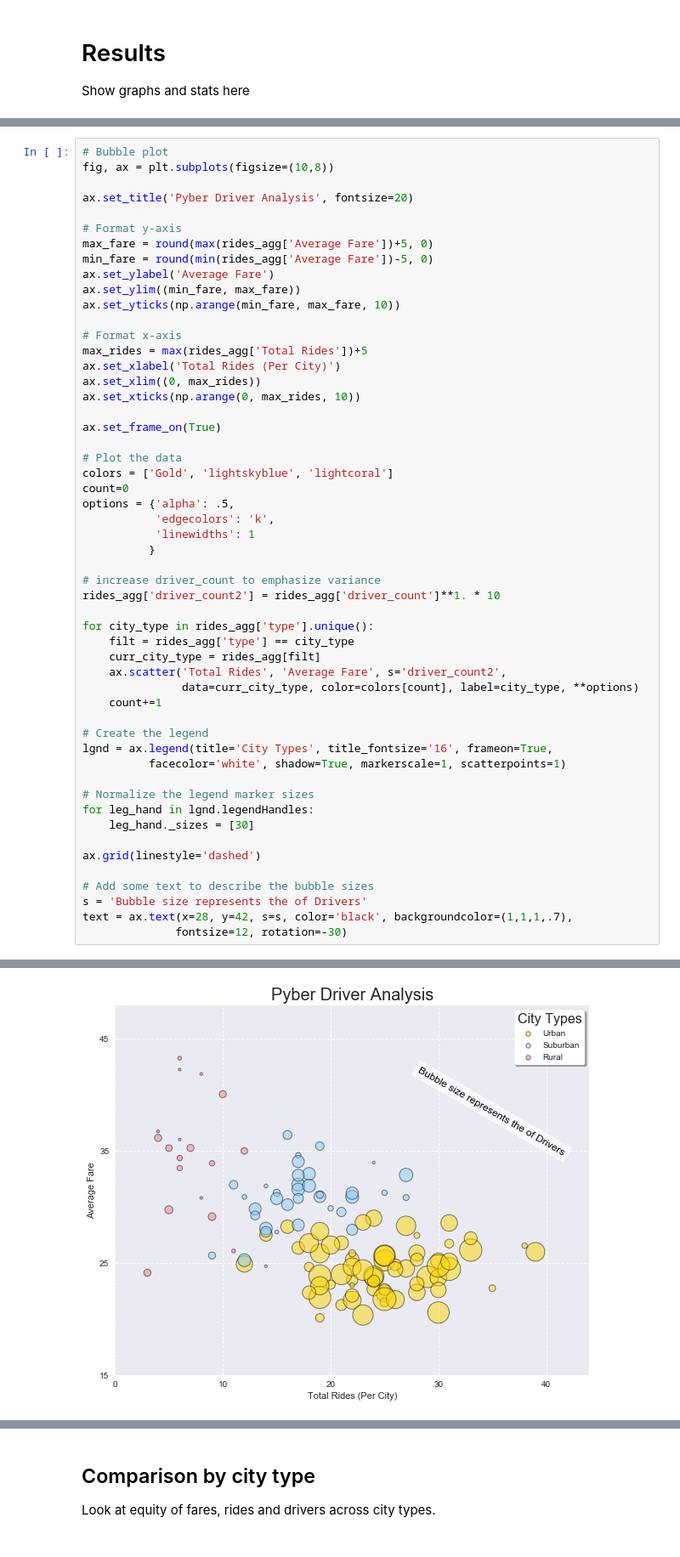
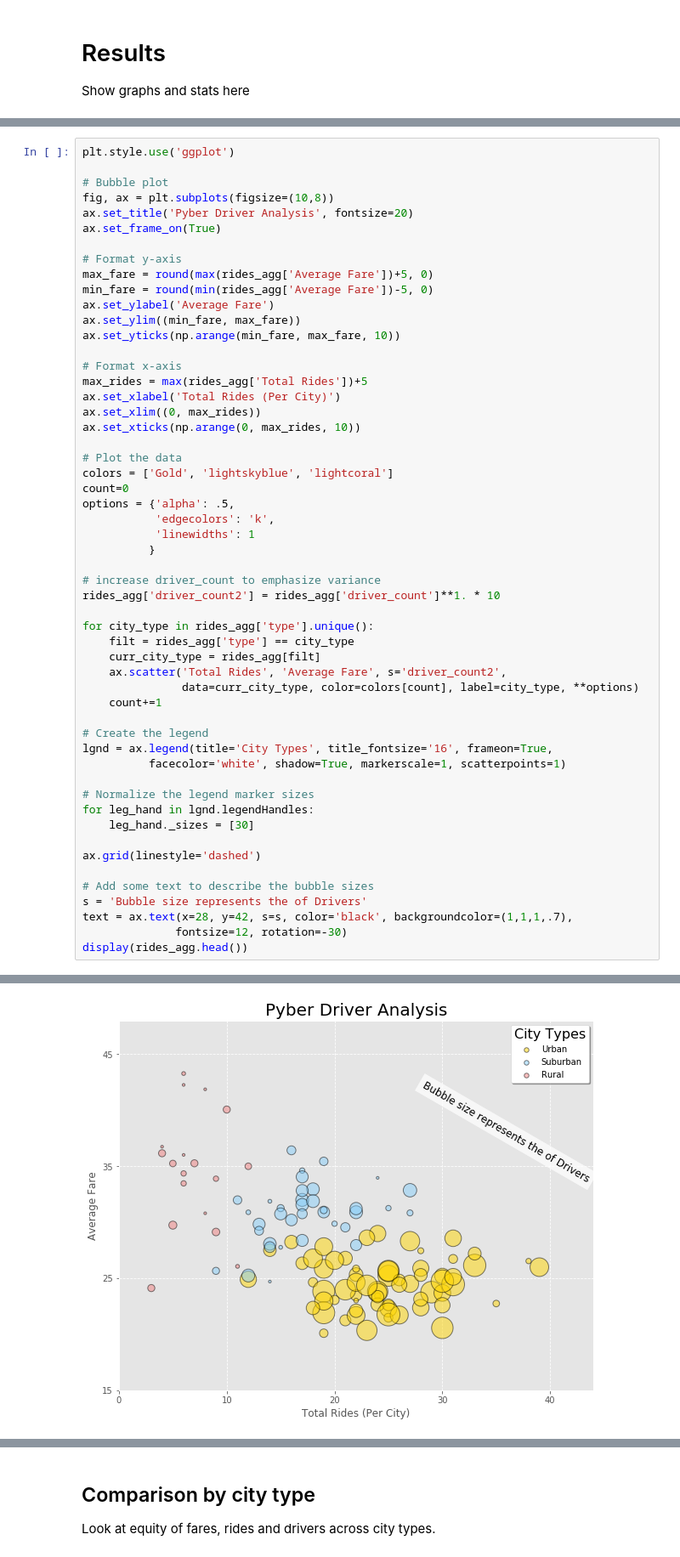
Before and after one commit to mwcooley99/Matplotlib-Data-Visualization-Practice, a Jupyter notebook: Pyber_Analysis.ipynb, the cells around one changed output, grey strips where cells are left out. Shown: that part at 85% size. Saved outputs shown, nothing was run; the diff lists cells and outputs as text.

```diff
--- a/Pyber_Analysis.ipynb
+++ b/Pyber_Analysis.ipynb
@@ -68,8 +68,10 @@ plt.style.use('ggplot')
 # %%
+plt.style.use('ggplot')
+
 # Bubble plot
 fig, ax = plt.subplots(figsize=(10,8))
-
 ax.set_title('Pyber Driver Analysis', fontsize=20)
+ax.set_frame_on(True)
 
 # Format y-axis
 max_fare = round(max(rides_agg['Average Fare'])+5, 0)
@@ -83,8 +85,6 @@ max_rides = max(rides_agg['Total Rides'])+5
 ax.set_xlabel('Total Rides (Per City)')
 ax.set_xlim((0, max_rides))
 ax.set_xticks(np.arange(0, max_rides, 10))
-
-ax.set_frame_on(True)
 
 # Plot the data
 colors = ['Gold', 'lightskyblue', 'lightcoral']
@@ -118,4 +118,5 @@ ax.grid(linestyle='dashed')
 s = 'Bubble size represents the of Drivers'
 text = ax.text(x=28, y=42, s=s, color='black', backgroundcolor=(1,1,1,.7),
               fontsize=12, rotation=-30)
+display(rides_agg.head())
 # %% [output]
@@ -122 +129 @@ text = ax.text(x=28, y=42, s=s, color='black', backgroundcolor=(1,1,1,.7),
-[figure, old version]
+[figure, new version]
```
Also changed, not shown: parts of 7 cells of this notebook.
